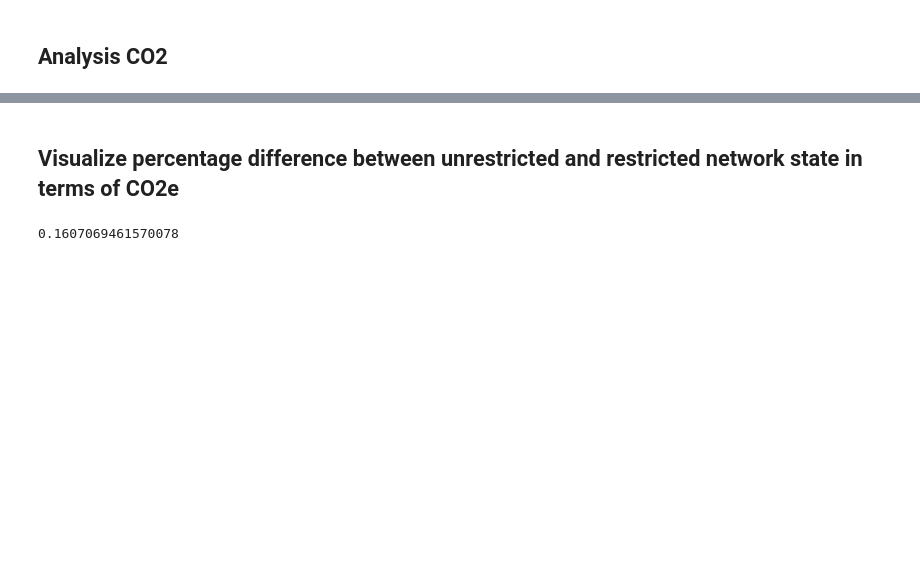
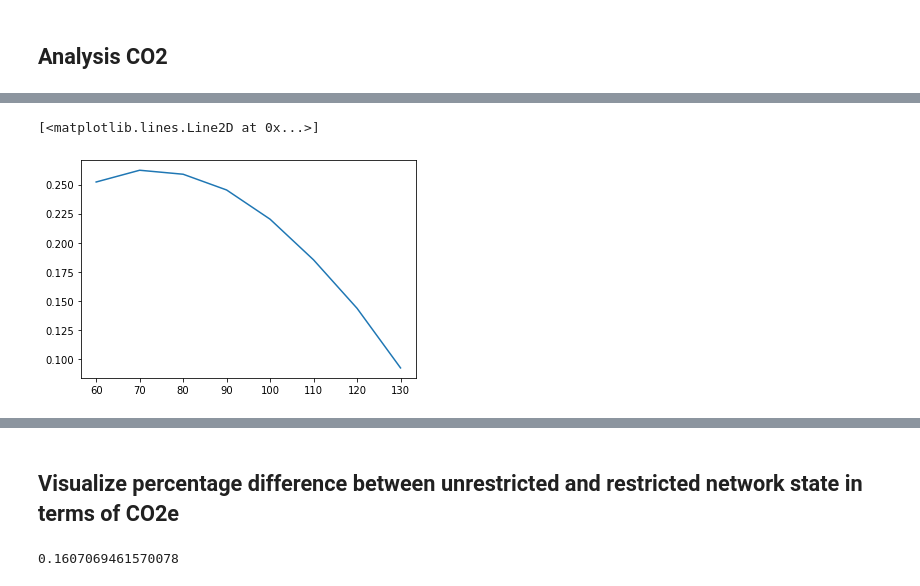
Before and after one commit to jpkunkler/motorway-speedlimit-research, a Jupyter notebook: Bavaria Road Network Analysis.ipynb, the cells around one changed output, grey strips where cells are left out. Drawn from its saved outputs; the diff is of its cells as text; code cells hidden in the pictures; blank space fills up the shorter version.

```diff
--- a/Bavaria Road Network Analysis.ipynb
+++ b/Bavaria Road Network Analysis.ipynb
@@ -1484,0 +1641,5 @@ Daily CO2e Emission savings: 2215.71 tonnes
+# %%
+plt.plot(flowKm["speedLimit"], flowKm["CO2eSavingsPct"] / flowKm["avgPctRestricted"])
+# %% [output]
+[<matplotlib.lines.Line2D at 0x...>]
+[figure, added]
```
Also changed, not shown: parts of 43 cells of this notebook, 2 other files.
